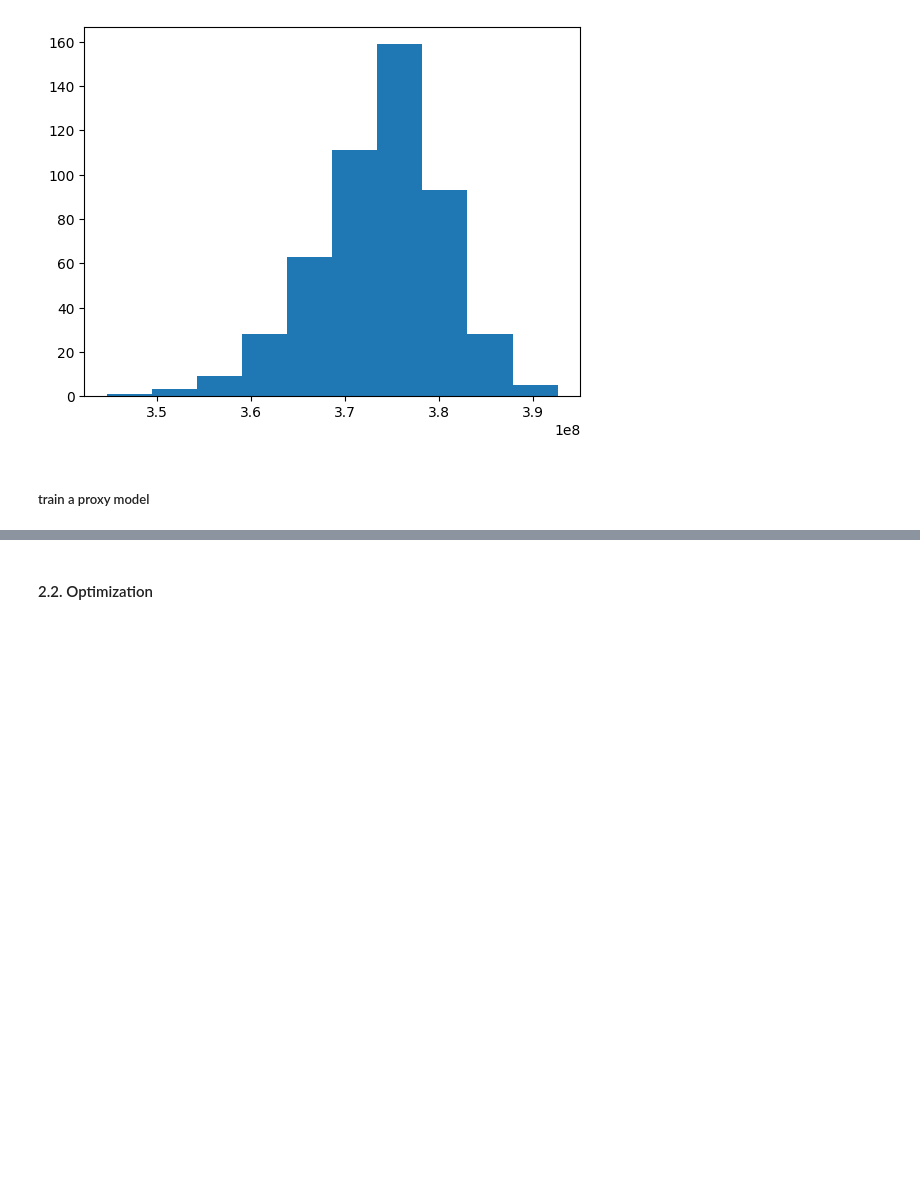
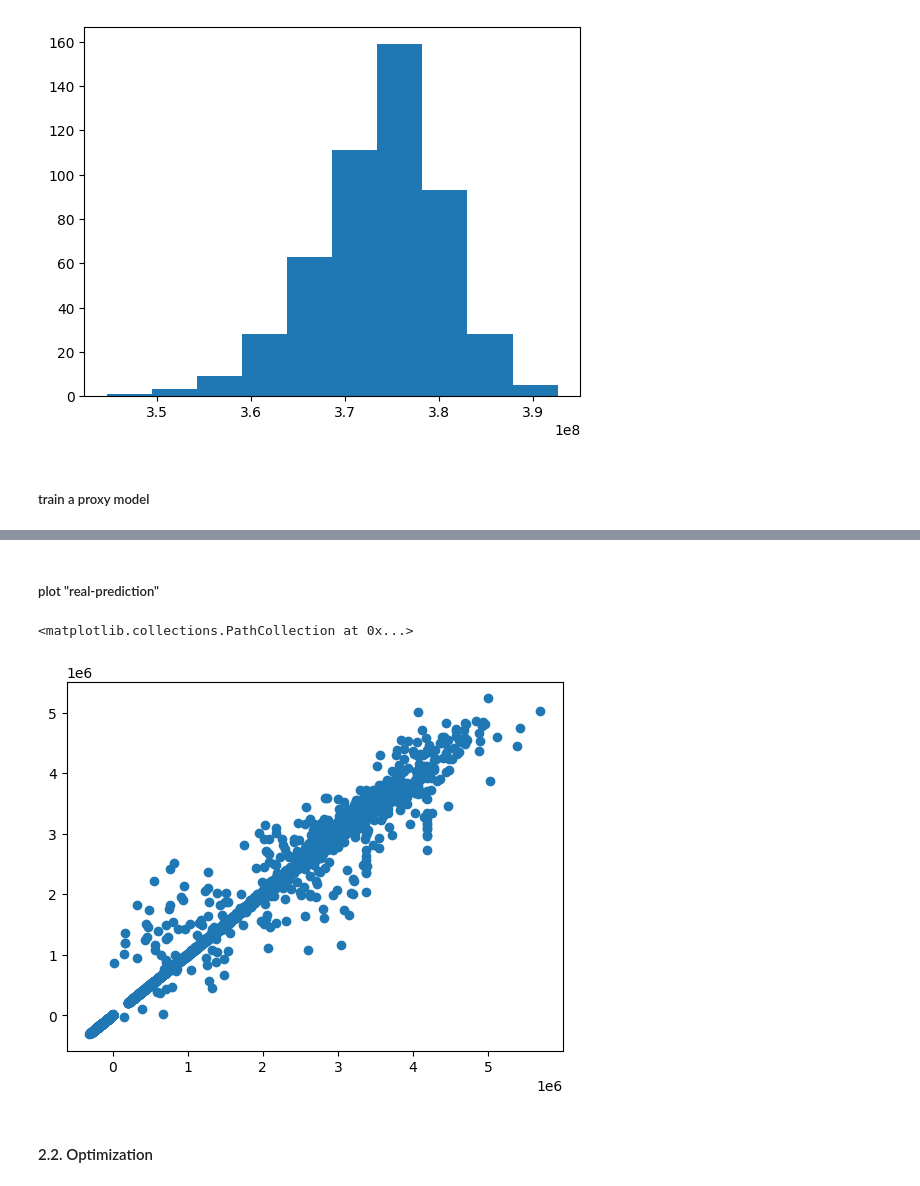
Before and after one commit to Woogie-Kim/sequential-FDP-proxy-python, a Jupyter notebook: main.ipynb, the cells around one changed output, grey strips where cells are left out. Cells and saved outputs as stored; diff of their text form; code cells hidden in the pictures; blank space fills up the shorter version.

```diff
--- a/main.ipynb
+++ b/main.ipynb
@@ -273,3 +273,13 @@ ValueError: could not convert string to float: ''
+# %% [markdown]
+##### plot "real-prediction"
+# %%
+from matplotlib import pyplot
+real = Model_o.reals
+prediction = Model_o.predictions
+pyplot.scatter(real, prediction)
+# %% [output]
+<matplotlib.collections.PathCollection at 0x...>
+[figure, added]
 # %% [markdown]
 #### 2.2. Optimization
 # %%
```
Also changed, not shown: parts of 1 cell of this notebook.
